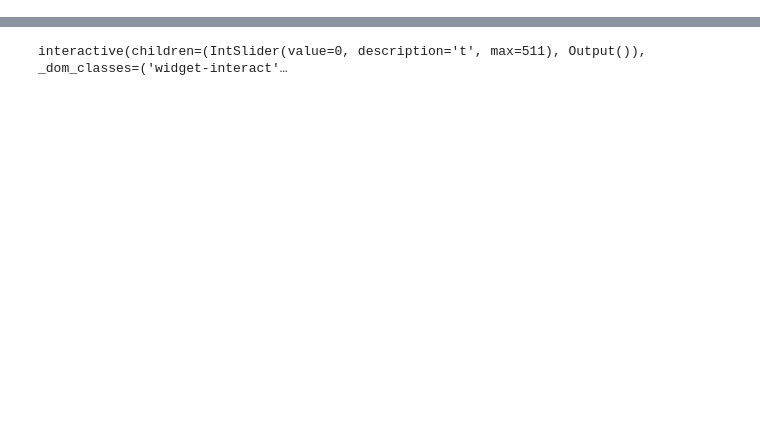
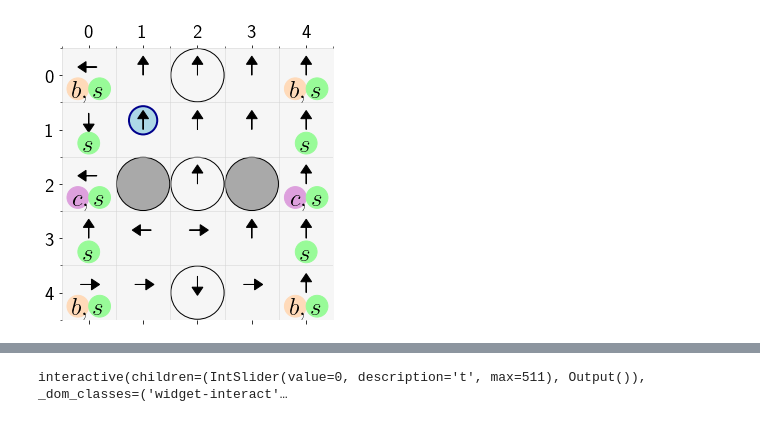
Before and after one commit to ICRA-2020/csrl, a Jupyter notebook: Adversary.ipynb, the cells around one changed output, grey strips where cells are left out. Saved outputs shown, nothing was run; the diff lists cells and outputs as text; code cells hidden in the pictures; blank space fills up the shorter version.

```diff
--- a/Adversary.ipynb
+++ b/Adversary.ipynb
@@ -67,0 +92,4 @@ interactive(children=(IntSlider(value=0, description='i', max=0), IntSlider(valu
+# %%
+csrl.plot(policy=policy,policy_=policy_,iq=(0,0),rc=(1,1),agent=(1,1))
+# %% [output]
+[figure, added]
```
Also changed, not shown: parts of 10 cells of this notebook, 3 other files.
